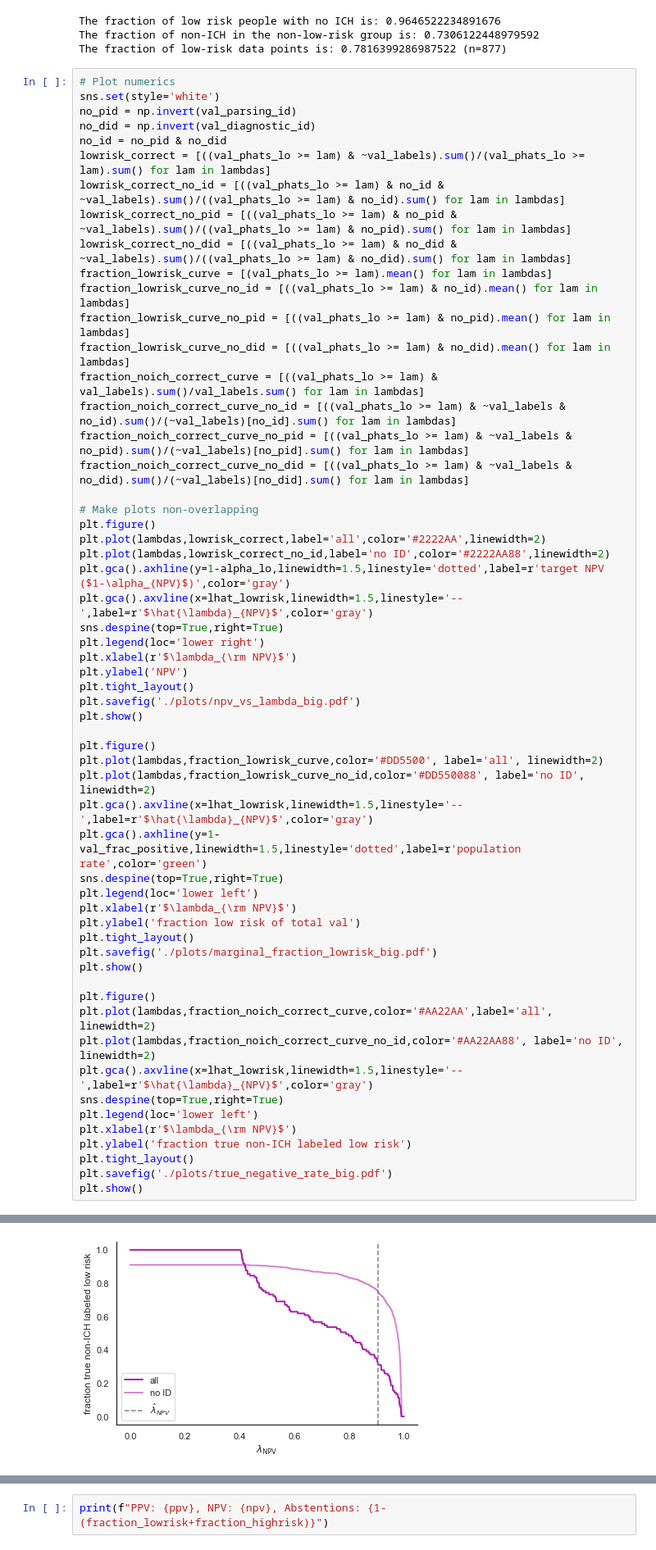
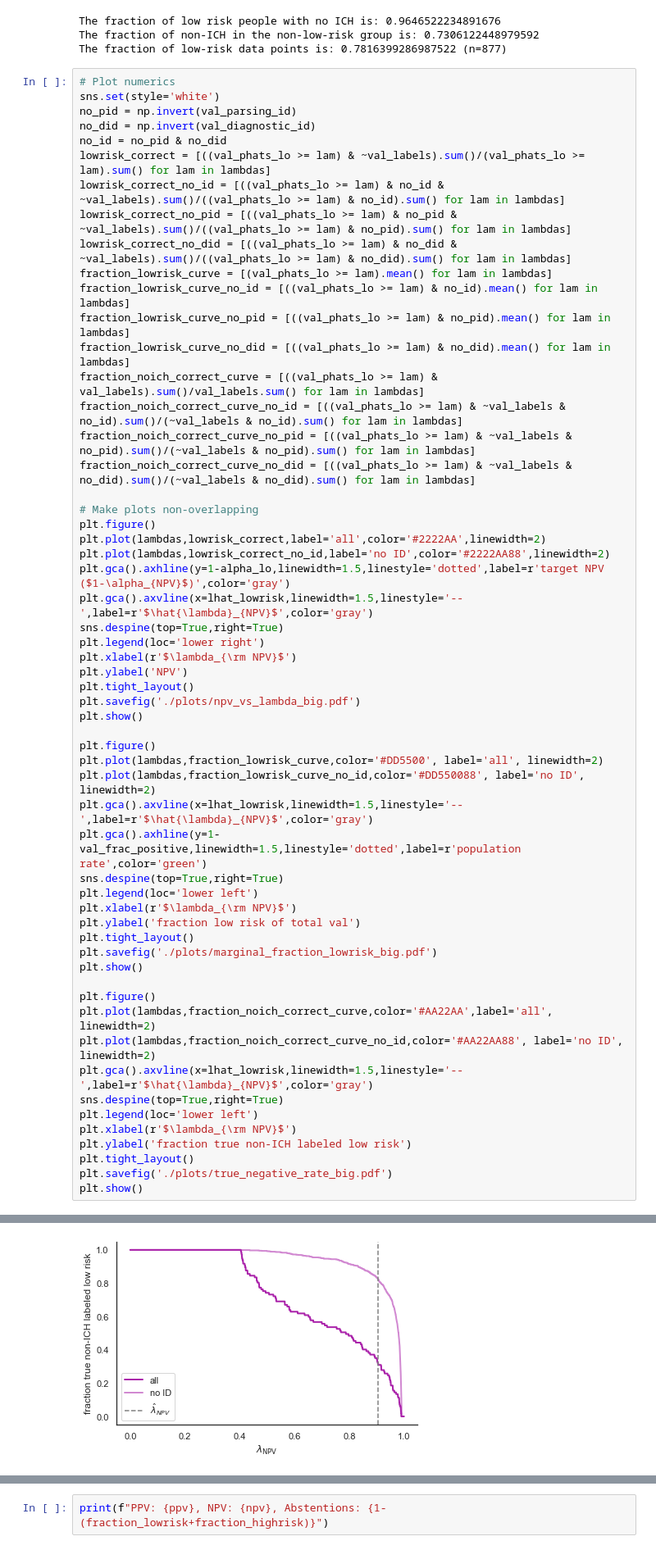
Before and after one commit to aangelopoulos/conformal-triage, a Jupyter notebook: notebooks/selective.ipynb, the cells around one changed output, grey strips where cells are left out. Shown: that part at 82% size. Drawn from its saved outputs; the diff is of its cells as text.

Commit message:
[move stuff around, regenerate plots]

```diff
--- a/notebooks/selective.ipynb
+++ b/notebooks/selective.ipynb
@@ -225,9 +225,9 @@ fraction_lowrisk_curve_no_id = [((val_phats_lo >= lam) & no_id).mean() for lam i
 fraction_lowrisk_curve_no_pid = [((val_phats_lo >= lam) & no_pid).mean() for lam in lambdas]
 fraction_lowrisk_curve_no_did = [((val_phats_lo >= lam) & no_did).mean() for lam in lambdas]
 fraction_noich_correct_curve = [((val_phats_lo >= lam) & val_labels).sum()/val_labels.sum() for lam in lambdas]
-fraction_noich_correct_curve_no_id = [((val_phats_lo >= lam) & ~val_labels & no_id).sum()/(~val_labels)[no_id].sum() for lam in lambdas]
-fraction_noich_correct_curve_no_pid = [((val_phats_lo >= lam) & ~val_labels & no_pid).sum()/(~val_labels)[no_pid].sum() for lam in lambdas]
-fraction_noich_correct_curve_no_did = [((val_phats_lo >= lam) & ~val_labels & no_did).sum()/(~val_labels)[no_did].sum() for lam in lambdas]
+fraction_noich_correct_curve_no_id = [((val_phats_lo >= lam) & ~val_labels & no_id).sum()/(~val_labels & no_id).sum() for lam in lambdas]
+fraction_noich_correct_curve_no_pid = [((val_phats_lo >= lam) & ~val_labels & no_pid).sum()/(~val_labels & no_pid).sum() for lam in lambdas]
+fraction_noich_correct_curve_no_did = [((val_phats_lo >= lam) & ~val_labels & no_did).sum()/(~val_labels & no_did).sum() for lam in lambdas]
 
 # Make plots non-overlapping
 plt.figure()
@@ -243,34 +243,34 @@ plt.tight_layout()
 plt.savefig('./plots/npv_vs_lambda_big.pdf')
 plt.show()
 
 plt.figure()
 plt.plot(lambdas,fraction_lowrisk_curve,color='#DD5500', label='all', linewidth=2)
 plt.plot(lambdas,fraction_lowrisk_curve_no_id,color='#DD550088', label='no ID', linewidth=2)
 plt.gca().axvline(x=lhat_lowrisk,linewidth=1.5,linestyle='--',label=r'$\hat{\lambda}_{NPV}$',color='gray')
 plt.gca().axhline(y=1-val_frac_positive,linewidth=1.5,linestyle='dotted',label=r'population rate',color='green')
 sns.despine(top=True,right=True)
 plt.legend(loc='lower left')
 plt.xlabel(r'$\lambda_{\rm NPV}$')
 plt.ylabel('fraction low risk of total val')
 plt.tight_layout()
 plt.savefig('./plots/marginal_fraction_lowrisk_big.pdf')
 plt.show()
 
 plt.figure()
 plt.plot(lambdas,fraction_noich_correct_curve,color='#AA22AA',label='all', linewidth=2)
 plt.plot(lambdas,fraction_noich_correct_curve_no_id,color='#AA22AA88', label='no ID', linewidth=2)
 plt.gca().axvline(x=lhat_lowrisk,linewidth=1.5,linestyle='--',label=r'$\hat{\lambda}_{NPV}$',color='gray')
 sns.despine(top=True,right=True)
 plt.legend(loc='lower left')
 plt.xlabel(r'$\lambda_{\rm NPV}$')
 plt.ylabel('fraction true non-ICH labeled low risk')
 plt.tight_layout()
 plt.savefig('./plots/true_negative_rate_big.pdf')
 plt.show()
 # %% [output]
 [figure]
 [figure]
-[figure, old version]
+[figure, new version]
 # %%
 ppv = empirical_highrisk_ich
 ppv_no_id = empirical_highrisk_ich_no_id
```
Also changed, not shown: 15 other files.
